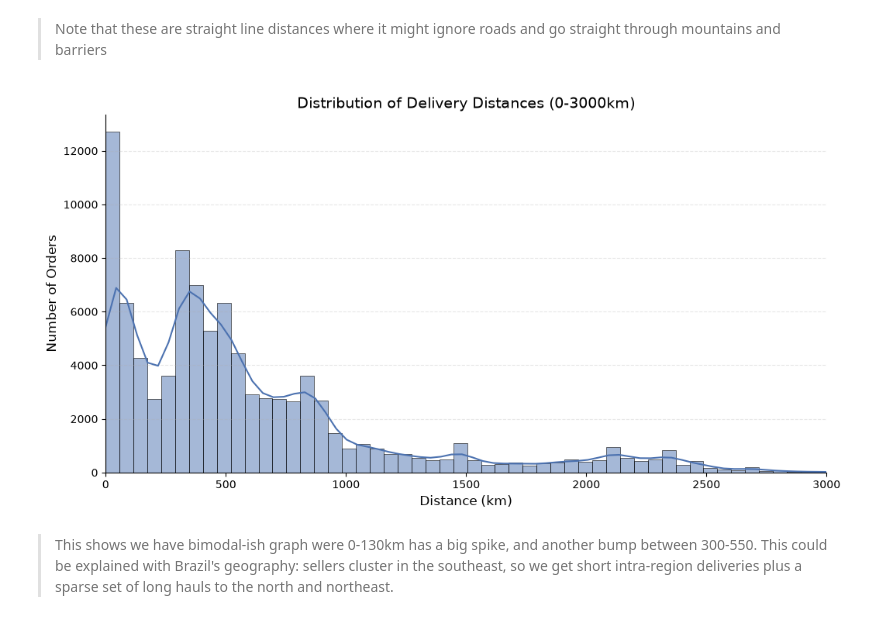
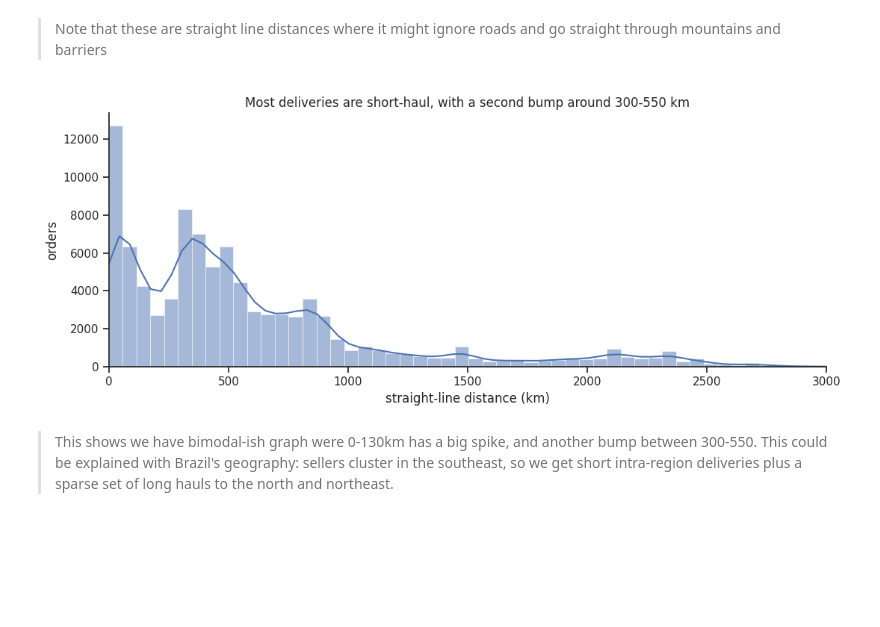
Before and after one commit to doniyor117/olist-marketplace-analysis, a Jupyter notebook: 01-delivery-estimates/analysis.ipynb, the cells around one changed output. Drawn from its saved outputs; the diff is of its cells as text; code cells hidden in the pictures; blank space fills up the shorter version.

```diff
--- a/01-delivery-estimates/analysis.ipynb
+++ b/01-delivery-estimates/analysis.ipynb
@@ -737,21 +788,20 @@ Name: distance_km, dtype: float64
 # %% [markdown]
 > Note that these are straight line distances where it might ignore roads and go straight through mountains and barriers
-# %%
-plt.figure(figsize=(12, 6))
-# Focusing on the 0-3000km range to see the actual distribution shape
-sns.histplot(data=orders_agg, x='distance_km', bins=150, kde=True, color='#4c72b0')
-
-plt.xlim(0, 3000)
-plt.title('Distribution of Delivery Distances (0-3000km)', fontsize=14)
-plt.xlabel('Distance (km)', fontsize=12)
-plt.ylabel('Number of Orders', fontsize=12)
-plt.grid(axis='y', linestyle='--', alpha=0.3)
-sns.despine()
-
-plt.gcf().savefig(os.path.join(FIGURES_DIR, "delivery_distances_distribution.png"), dpi=200, bbox_inches='tight')
-plt.show()
-# %% [output]
-[figure, removed]
+# %%
+# delivery distance, zoomed to the 0-3000 km range where nearly all orders sit
+fig, ax = plt.subplots(figsize=(11, 4.5))
+sns.histplot(orders_agg, x="distance_km", bins=150, kde=True, ax=ax)
+ax.set_xlim(0, 3000)
+ax.set_title("Most deliveries are short-haul, with a second bump around 300-550 km")
+ax.set_xlabel("straight-line distance (km)")
+ax.set_ylabel("orders")
+
+sns.despine()
+fig.tight_layout()
+save_fig("06_delivery_distance_distribution.png")
+plt.show()
+# %% [output]
+[figure, added]
 # %% [markdown]
 > This shows we have bimodal-ish graph were 0-130km has a big spike, and another bump between 300-550. This could be explained with Brazil's geography: sellers cluster in the southeast, so we get short intra-region deliveries plus a sparse set of long hauls to the north and northeast.
 # %% [markdown]
```
Also changed, not shown: parts of 42 cells of this notebook, 12 other files.
